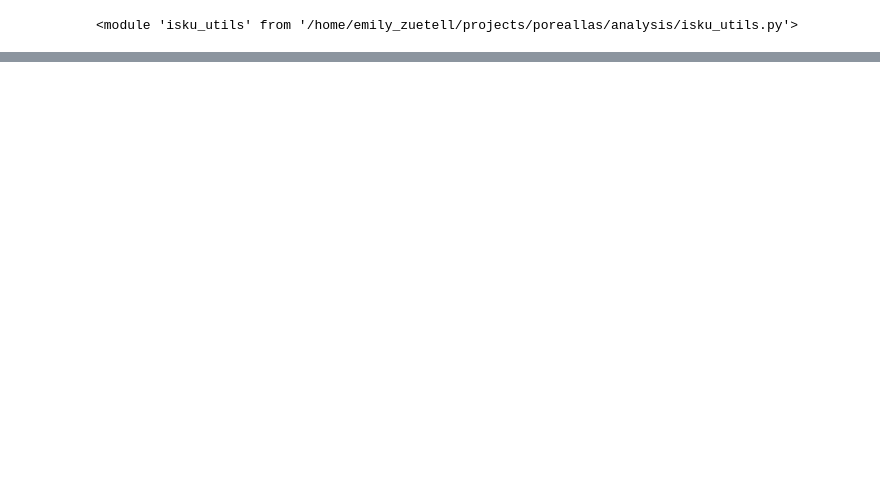
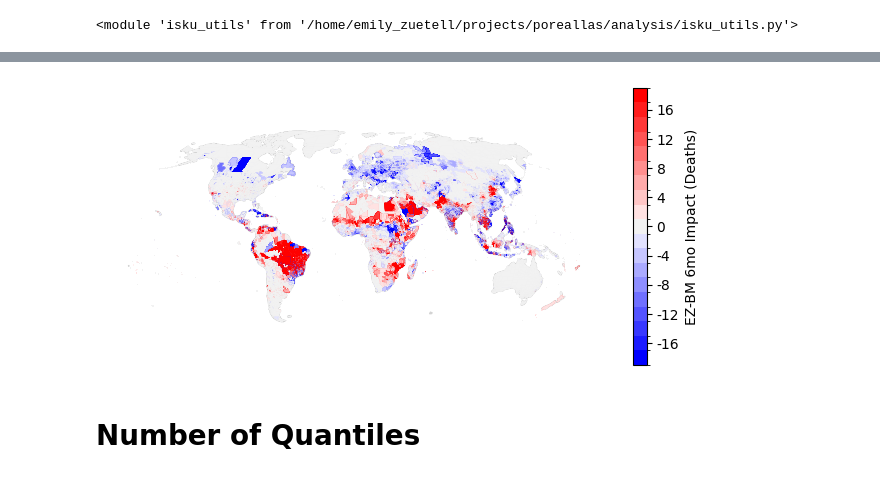
Before and after one commit to ezuetell/poreallas, a Jupyter notebook: analysis/v01_effect_comparison.ipynb, the cells around one changed output, grey strips where cells are left out. Saved outputs shown, nothing was run; the diff lists cells and outputs as text; code cells hidden in the pictures; blank space fills up the shorter version.

```diff
--- a/analysis/v01_effect_comparison.ipynb
+++ b/analysis/v01_effect_comparison.ipynb
@@ -55,0 +66,24 @@ plt.legend()
+# %%
+impact_ez = analysis_utils.compute_impact(effect_ez, socioeconomics, ensemble = True,
+                                       baseline_period=baseline_period,
+                                       hotonly = "net", rate = False, age_weight = True,
+                                       chunks = {'number': -1,'region': 'auto' })
+impact_bm = analysis_utils.compute_impact(effect_bm, socioeconomics, ensemble = True,
+                                        baseline_period=baseline_period,
+                                        hotonly = "net", rate = False, age_weight = True,
+                                        chunks = {'number': -1,'region': 'auto' })
+q_diff = impact_ez-impact_bm
+_polygons_impact = analysis_utils.xarray_to_gpd(q_diff.sum(dim = 'month').mean(dim = 'number'), _polygons)
+# %%
+fig = analysis_utils.plot_single(
+    _polygons_impact,
+    col='age_weighted_impact',
+    n_colors = 11,
+    cm = 'bwr',
+    sup_title=f"",
+    cbar_label= "EZ-BM 6mo Impact (Deaths)",
+)
+# %% [output]
+[figure, added]
+# %% [markdown]
+# Number of Quantiles
```
Also changed, not shown: parts of 9 cells of this notebook.
